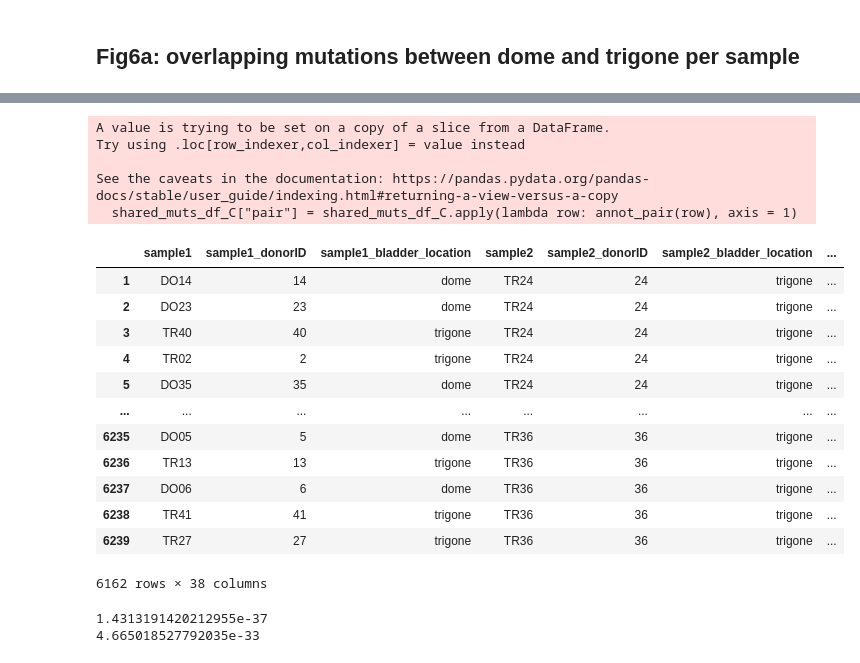
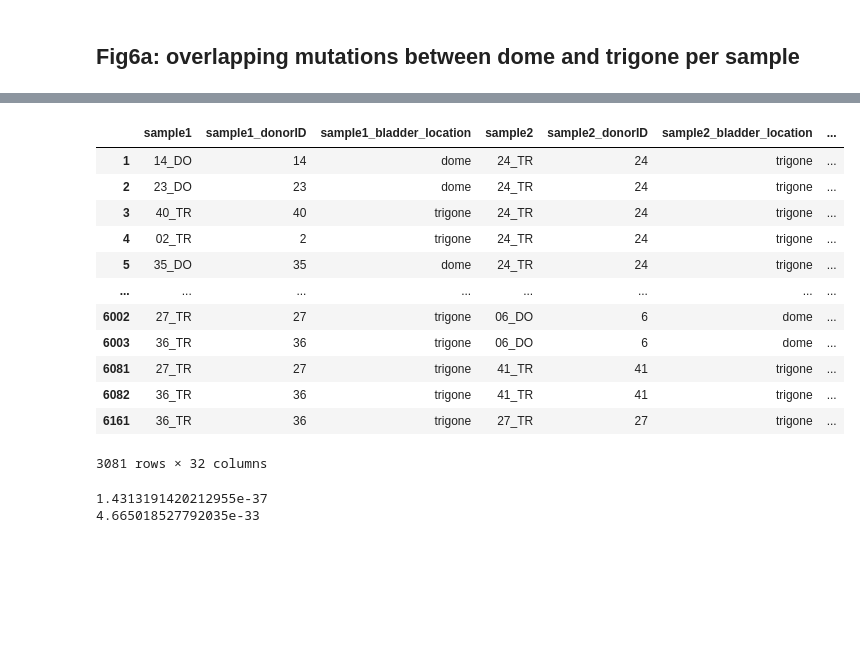
Before and after one commit to bbglab/normal_bladder_paper, a Jupyter notebook: extended/extended6/ExtendedFigure6.ipynb, the cells around one changed output, grey strips where cells are left out. Cells and saved outputs as stored; diff of their text form; code cells hidden in the pictures; blank space fills up the shorter version.

```diff
--- a/extended/extended6/ExtendedFigure6.ipynb
+++ b/extended/extended6/ExtendedFigure6.ipynb
@@ -366,33 +383,33 @@ shared_muts_df_C
 # %%
+# annotate if the two samples belong to the same donor
 def annot_pair(row):
 
+    # same donor
     if row["sample1_donorID"] == row["sample2_donorID"]:
         return "same_donor"
+    # diff donor
     else:
+        # same location
         if row["sample1_bladder_location"] == row["sample2_bladder_location"]:
             return f'diff_donor_{row["sample1_bladder_location"]}'
+        # diff location
         else:
             return "diff_donor"
 
-shared_muts_df_C["pair"] = shared_muts_df_C.apply(lambda row: annot_pair(row), axis = 1)
-shared_muts_df_C
+shared_muts_df_B["pair"] = shared_muts_df_B.apply(lambda row: annot_pair(row), axis = 1)
+shared_muts_df_B
 # %% [output]
+|  | sample1 | sample1_donorID | sample1_bladder_location | sample2 | sample2_donorID | sample2_bladder_location | ... |
+| 1 | 14_DO | 14 | dome | 24_TR | 24 | trigone | ... |
+| 2 | 23_DO | 23 | dome | 24_TR | 24 | trigone | ... |
+| 3 | 40_TR | 40 | trigone | 24_TR | 24 | trigone | ... |
+| 4 | 02_TR | 2 | trigone | 24_TR | 24 | trigone | ... |
+| 5 | 35_DO | 35 | dome | 24_TR | 24 | trigone | ... |
+| ... | ... | ... | ... | ... | ... | ... | ... |
+| 6002 | 27_TR | 27 | trigone | 06_DO | 6 | dome | ... |
+| 6003 | 36_TR | 36 | trigone | 06_DO | 6 | dome | ... |
+| 6081 | 27_TR | 27 | trigone | 41_TR | 41 | trigone | ... |
+| 6082 | 36_TR | 36 | trigone | 41_TR | 41 | trigone | ... |
+| 6161 | 36_TR | 36 | trigone | 27_TR | 27 | trigone | ... |
-A value is trying to be set on a copy of a slice from a DataFrame.
-Try using .loc[row_indexer,col_indexer] = value instead
-
-See the caveats in the documentation: https://pandas.pydata.org/pandas-docs/stable/user_guide/indexing.html#returning-a-view-versus-a-copy
-  shared_muts_df_C["pair"] = shared_muts_df_C.apply(lambda row: annot_pair(row), axis = 1)
+3081 rows × 32 columns
-|  | sample1 | sample1_donorID | sample1_bladder_location | sample2 | sample2_donorID | sample2_bladder_location | ... |
-| 1 | DO14 | 14 | dome | TR24 | 24 | trigone | ... |
-| 2 | DO23 | 23 | dome | TR24 | 24 | trigone | ... |
-| 3 | TR40 | 40 | trigone | TR24 | 24 | trigone | ... |
-| 4 | TR02 | 2 | trigone | TR24 | 24 | trigone | ... |
-| 5 | DO35 | 35 | dome | TR24 | 24 | trigone | ... |
-| ... | ... | ... | ... | ... | ... | ... | ... |
-| 6235 | DO05 | 5 | dome | TR36 | 36 | trigone | ... |
-| 6236 | TR13 | 13 | trigone | TR36 | 36 | trigone | ... |
-| 6237 | DO06 | 6 | dome | TR36 | 36 | trigone | ... |
-| 6238 | TR41 | 41 | trigone | TR36 | 36 | trigone | ... |
-| 6239 | TR27 | 27 | trigone | TR36 | 36 | trigone | ... |
-6162 rows × 38 columns
 # %%
```
Also changed, not shown: parts of 6 cells of this notebook.
